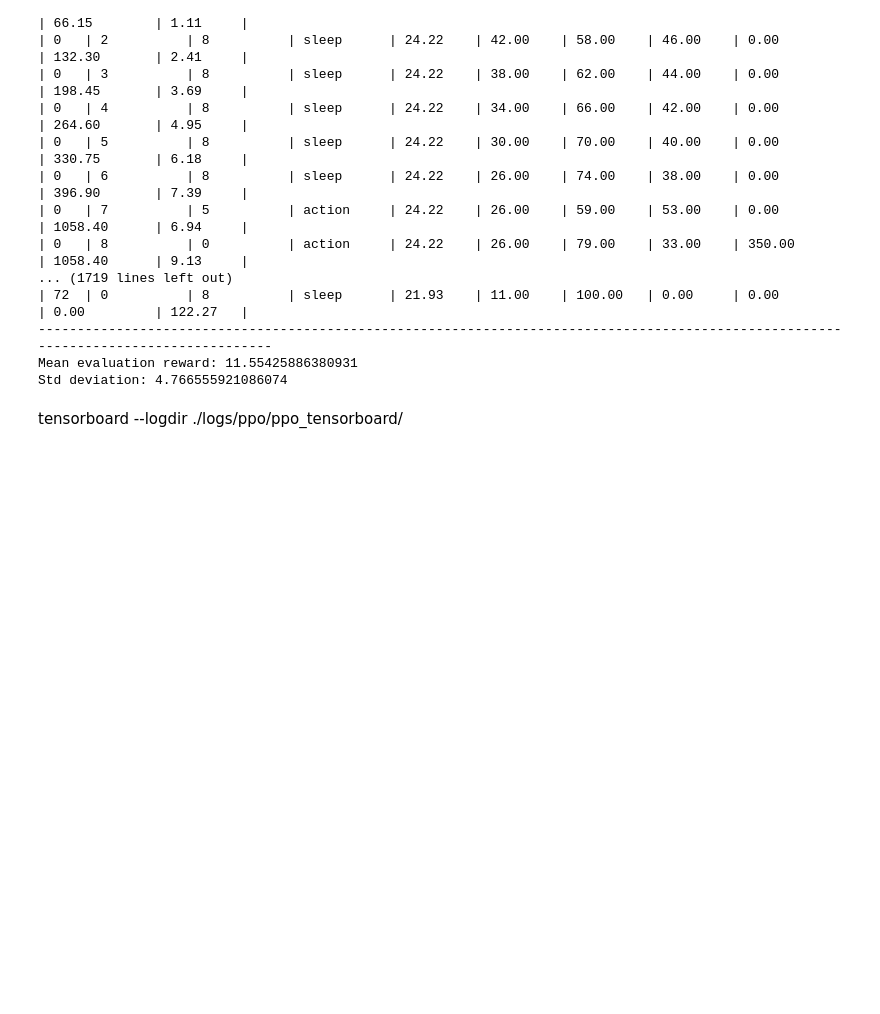
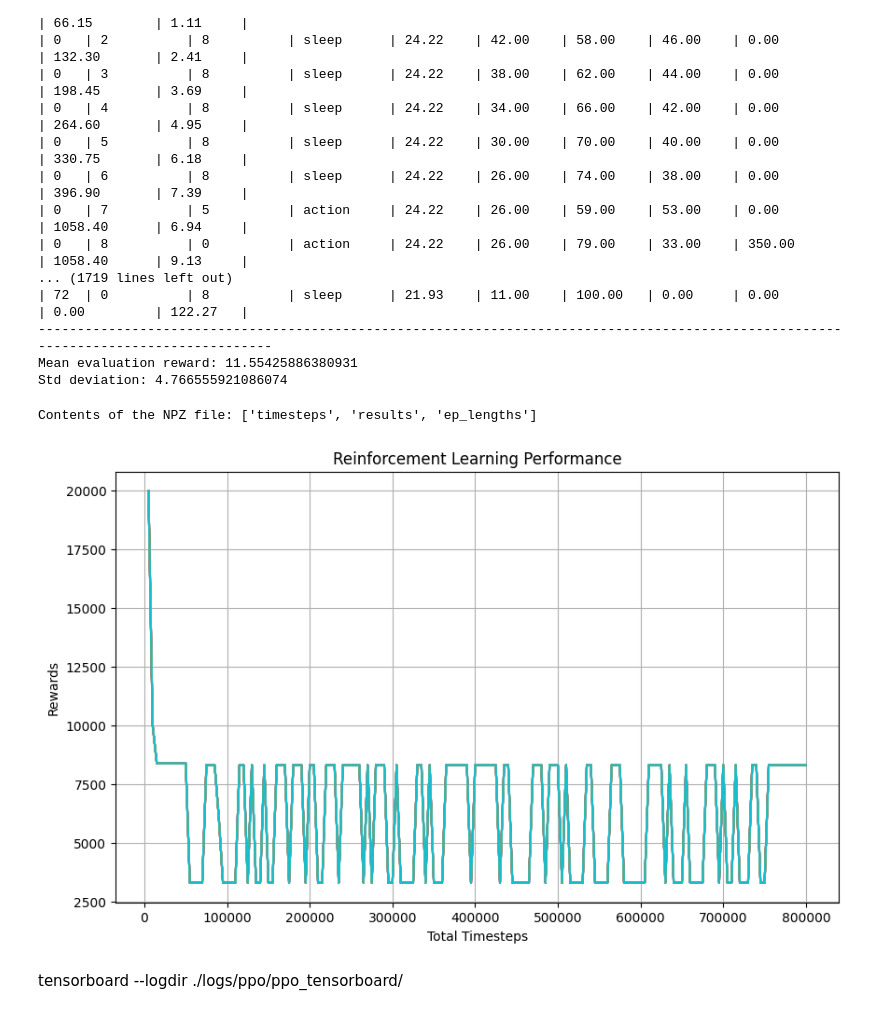
Before and after one commit to TSRay911/ml_assignment, a Jupyter notebook: environment/maskable_PPO.ipynb, the cells around one changed output. Drawn from its saved outputs; the diff is of its cells as text; code cells hidden in the pictures; blank space fills up the shorter version.

```diff
--- a/environment/maskable_PPO.ipynb
+++ b/environment/maskable_PPO.ipynb
@@ -165,5 +165,34 @@ Starting Final Evaluation...
 -------------------------------------------------------------------------------------------------------------------------------------
 Mean evaluation reward: 11.55425886380931
 Std deviation: 4.766555921086074
+# %%
+import numpy as np
+import matplotlib.pyplot as plt
+
+file_path = 'logs/ppo/ppo_results/evaluations.npz'
+
+try:
+    data = np.load(file_path)
+    print(f"Contents of the NPZ file: {data.files}")
+    timesteps = data['timesteps']
+    results = data['results']
+
+    plt.figure(figsize=(10, 6))
+    plt.plot(timesteps, results)
+
+    plt.title('Reinforcement Learning Performance')
+    plt.xlabel('Total Timesteps')
+    plt.ylabel('Rewards')
+    plt.grid(True)
+
+except FileNotFoundError:
+    print(f"Error: The file '{file_path}' was not found.")
+except KeyError as e:
+    print(f"Error: The key {e} was not found in the NPZ file. Check the contents using data.files.")
+except Exception as e:
+    print(f"An unexpected error occurred: {e}")
+# %% [output]
+Contents of the NPZ file: ['timesteps', 'results', 'ep_lengths']
+[figure, added]
 # %% [markdown]
 tensorboard --logdir ./logs/ppo/ppo_tensorboard/
```
Also changed, not shown: 11 other files.
